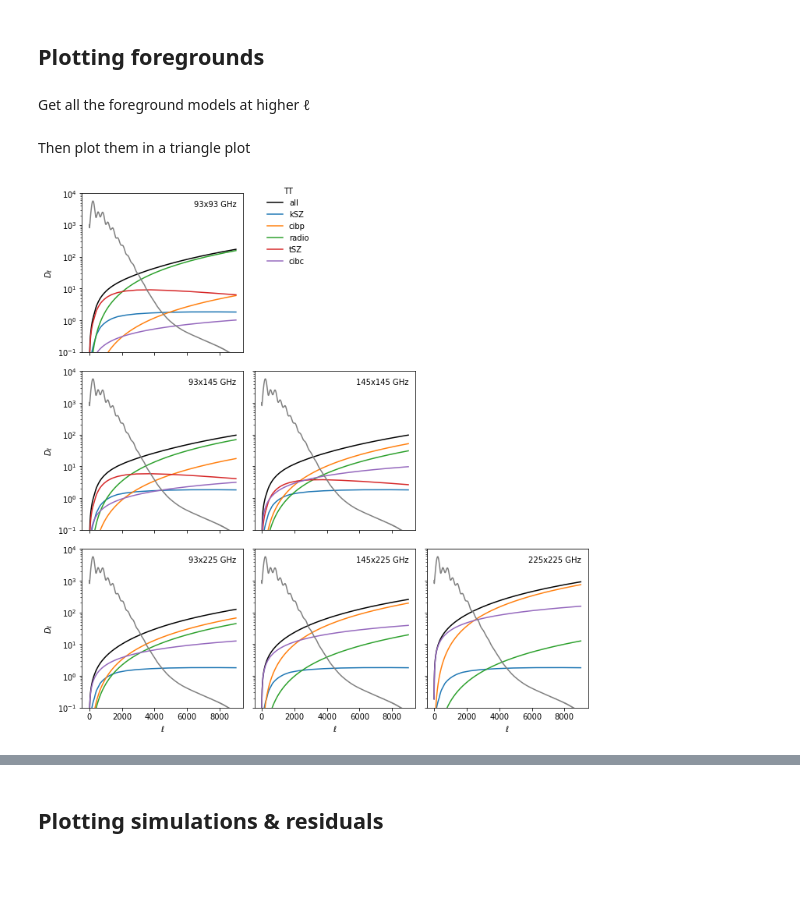
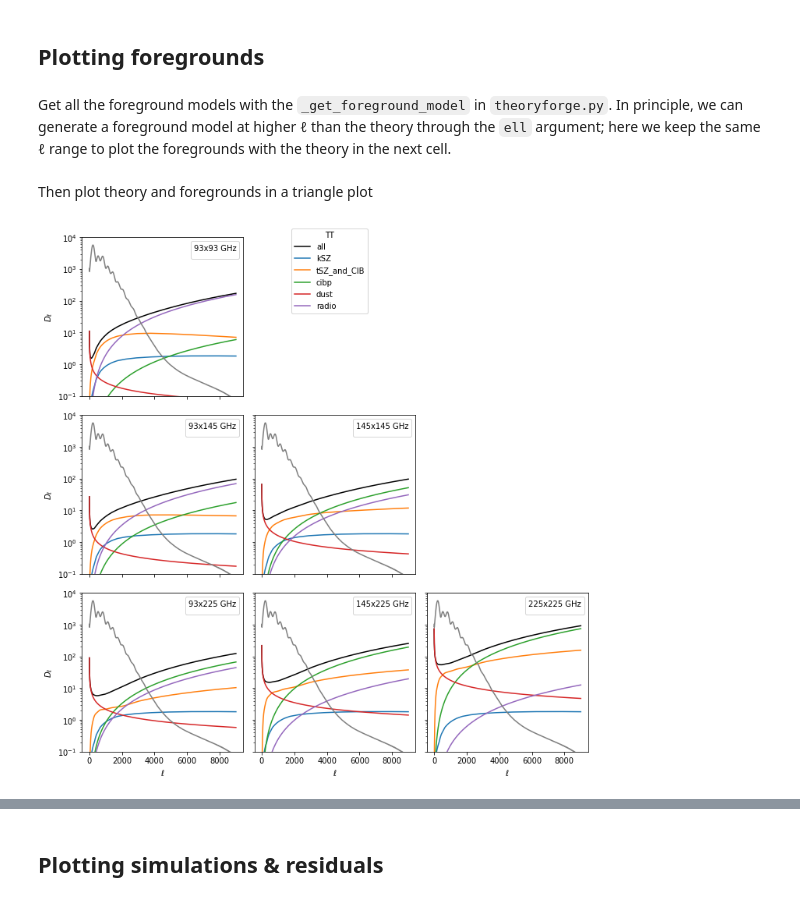
Before and after one commit to simonsobs/LAT_MFLike, a Jupyter notebook: notebooks/mflike_tutorial.ipynb, the cells around one changed output, grey strips where cells are left out. Cells and saved outputs as stored; diff of their text form; code cells hidden in the pictures; blank space fills up the shorter version.

```diff
--- a/notebooks/mflike_tutorial.ipynb
+++ b/notebooks/mflike_tutorial.ipynb
@@ -60,3 +71,18 @@ mflike_config = {
+# %%
+mflike_config = {
+    "mflike.MFLike": {
+        "input_file": "data_sacc_00044.fits",
+        "cov_Bbl_file": "data_sacc_w_covar_and_Bbl.fits",
+        "band_integration": {
+            "external_bandpass": False,
+            "nsteps" : 1,       #no band integration with these settings
+            "bandwidth": 0},
+        "systematics_template": {
+          "has_file": False,     #set to True to add systematic template
+          "rootname": "test_template"},
+        "lmax_theory": 9000,     #value up to which camb spectra are computed
+        }
+}
 # %% [markdown]
 We will need to download and install [`LAT_MFLike_data`](https://github.com/simonsobs/LAT_MFLike_data). Here we will do it programatically in such a
 way we can use this notebook without any prerequisites. Code and data will be stored in the `/tmp`
@@ -88,7 +114,7 @@ likelihood:mflike.MFLike
 We finally put everything into a dictionary to push it into `cobaya` configuration system
 # %%
 info = {
-    "params": {**cosmo_params, **nuisance_params},
+    "params": {**cosmo_params, **fg_params,**nuisance_params},
     "likelihood": mflike_config,
     "theory": {"camb": {"extra_args": {"lens_potential_accuracy": 1}}},
     "packages_path": packages_path,
@@ -163,6 +188,6 @@ default range of `MFLike`. Make sure to call the `model.logposterior` line with
 option in order to recompute $C_\ell$s given the new &ell; range.
 # %%
-lmin, lmax = 2, 9000
+lmin, lmax = 2, mflike.lmax_theory
 Cl = {"tt": lmax, "ee": lmax, "te": lmax, "bb": lmax}
 model.theory["camb"].must_provide(Cl=Cl)
 model.logposterior({})
@@ -188,4 +213,2 @@ for ax in axes:
 # %% [markdown]
 ## Plotting foregrounds
-# %% [markdown]
-Get all the foreground models at higher &ell;
@@ -196,32 +215,36 @@ fg_models = get_foreground_model(nuisance_params, mflike.foregrounds, mflike.fre
+# %% [markdown]
+Get all the foreground models with the `_get_foreground_model` in `theoryforge.py`. In principle, we can generate a foreground model at higher &ell; than the theory through the `ell` argument; here we keep the same &ell; range to plot the foregrounds with the theory in the next cell.
+# %%
+fg_models = mflike.ThFo._get_foreground_model(ell=ell,**fg_params)
 # %% [markdown]
-Then plot them in a triangle plot
+Then plot theory and foregrounds in a triangle plot
 # %%
 mode = "tt"
 components = mflike.foregrounds["components"][mode]
 freqs = sorted(mflike.freqs)
 nfreqs = len(freqs)
 fig, axes = plt.subplots(nfreqs, nfreqs, sharex=True, sharey=True, figsize=(10, 10))
 from itertools import product
 
 for i, cross in enumerate(product(freqs, freqs)):
     idx = (i % nfreqs, i // nfreqs)
     ax = axes[idx]
     if idx in zip(*np.triu_indices(nfreqs, k=1)):
         fig.delaxes(ax)
         continue
     ax.plot(ell, fg_models[mode, "all", cross[0], cross[1]], color="k")
     for compo in components:
         ax.plot(ell, fg_models[mode, compo, cross[0], cross[1]])
     ax.plot(ell, dls[mode], color="tab:gray")
     ax.legend([], title="{}x{} GHz".format(*cross))
     if mode == "tt":
         ax.set_yscale("log")
         ax.set_ylim(10 ** -1, 10 ** 4)
 
 for i in range(nfreqs):
     axes[-1, i].set_xlabel("$\ell$")
     axes[i, 0].set_ylabel("$D_\ell$")
-fig.legend(["all"] + components, title=mode.upper(), bbox_to_anchor=(0.5, 1))
+fig.legend(["all"] + components, title=mode.upper(), bbox_to_anchor=(0.6, 1))
 plt.tight_layout()
 # %% [output]
-[figure, old version]
+[figure, new version]
```
Also changed, not shown: parts of 38 cells of this notebook, 1 other file.
